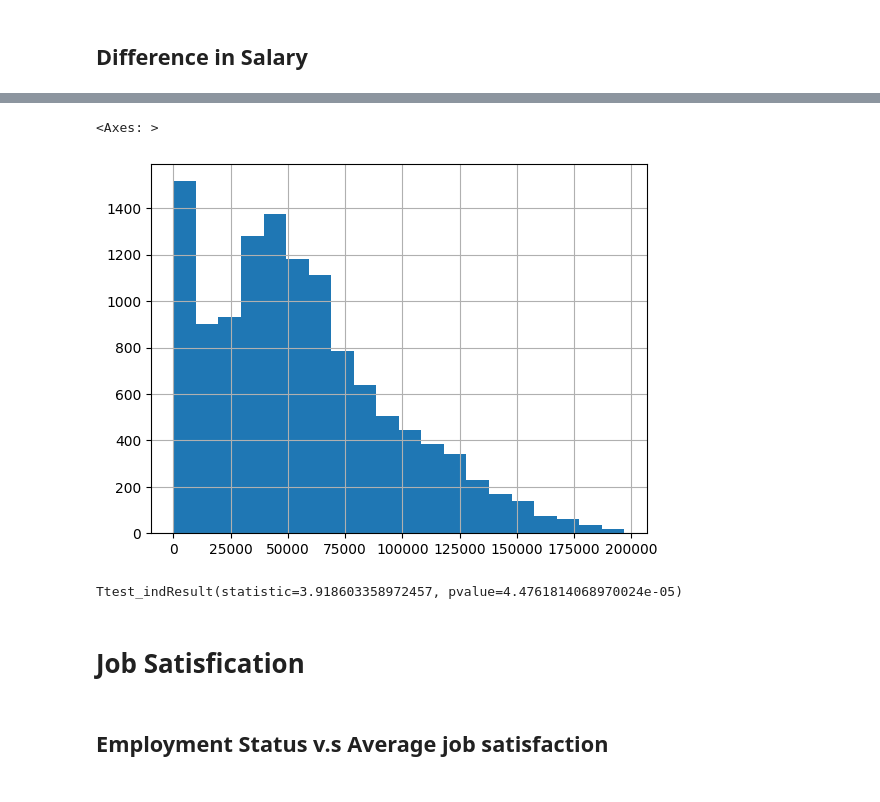
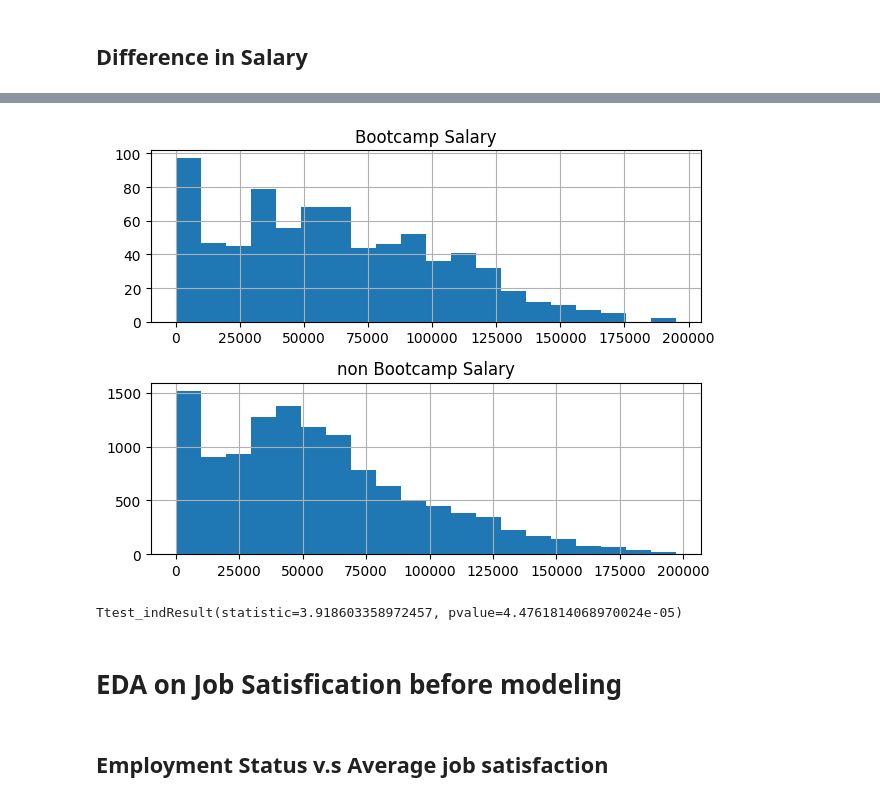
Before and after one commit to zhukuixi/Udacity_DataScientistNanoDegree, a Jupyter notebook: Chapter1.ipynb, the cells around one changed output, grey strips where cells are left out. Cells and saved outputs as stored; diff of their text form; code cells hidden in the pictures.

```diff
--- a/Chapter1.ipynb
+++ b/Chapter1.ipynb
@@ -203,14 +200,19 @@ df_bootcamp['Salary'].hist(bins=20)
-# %%
-df_nobootcamp['Salary'].hist(bins=20)
-# %% [output]
-<Axes: >
-[figure, removed]
+# %%
+plt.subplot(211)
+df_bootcamp['Salary'].hist(bins=20)
+plt.title("Bootcamp Salary")
+plt.subplot(212)
+df_nobootcamp['Salary'].hist(bins=20)
+plt.title("non Bootcamp Salary")
+plt.tight_layout()
+# %% [output]
+[figure, added]
 # %%
 stats.ttest_ind(df_bootcamp['Salary'].dropna(),df_nobootcamp['Salary'].dropna(),alternative="greater")
 # %% [output]
 Ttest_indResult(statistic=3.918603358972457, pvalue=4.4761814068970024e-05)
 # %% [markdown]
-# Job Satisfication
+# EDA on Job Satisfication before modeling
 # %% [markdown]
 ## Employment Status v.s Average job satisfaction
 # %% [markdown]
```
Also changed, not shown: parts of 15 cells of this notebook.
